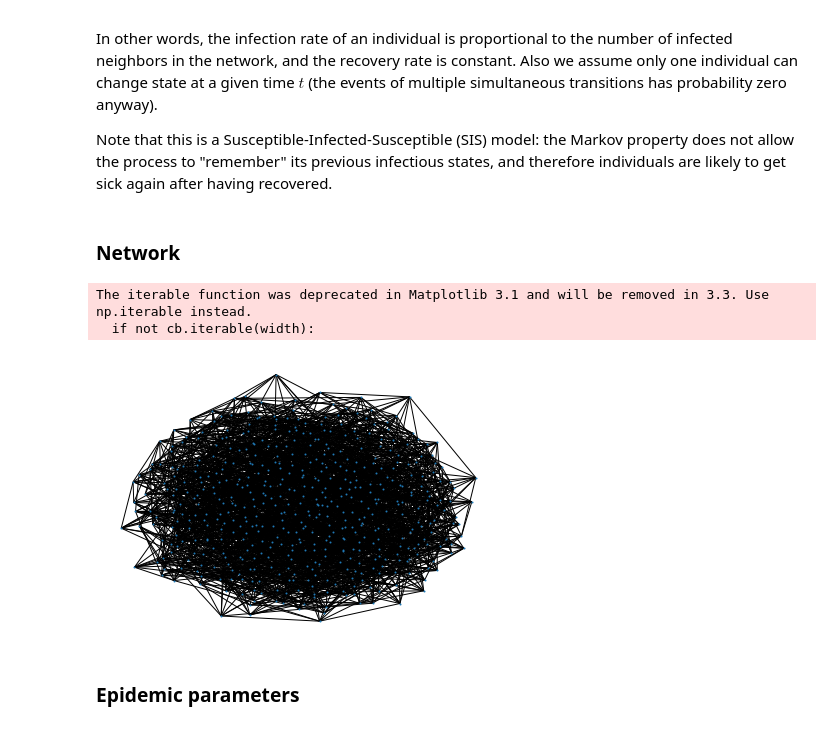
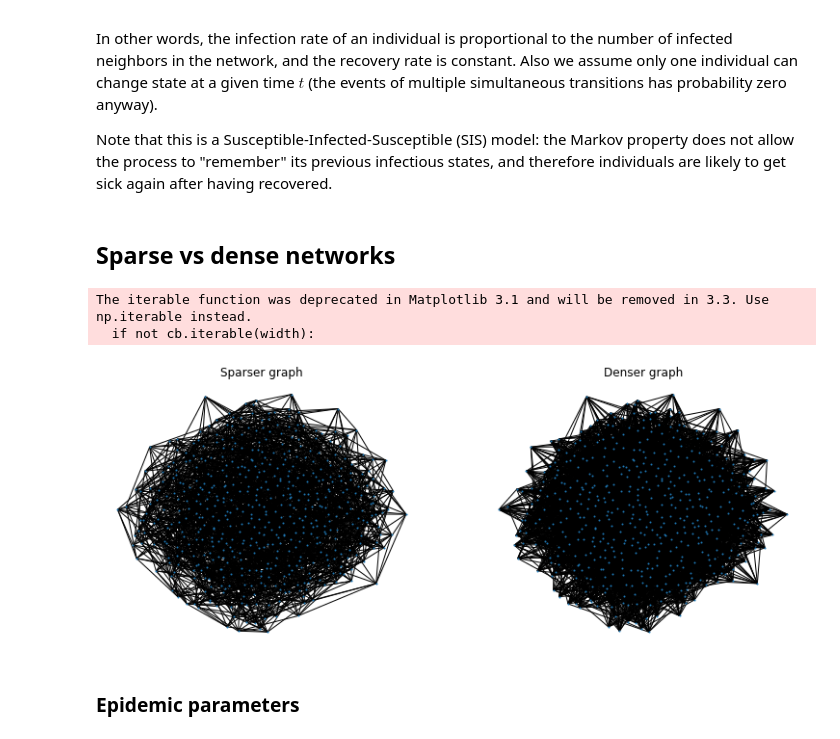
Before and after one commit to sauxpa/markov_epidemic, a Jupyter notebook: sis_epidemic.ipynb, the cells around one changed output. Saved outputs shown, nothing was run; the diff lists cells and outputs as text; code cells hidden in the pictures.

Commit message:
prettier plots

```diff
--- a/sis_epidemic.ipynb
+++ b/sis_epidemic.ipynb
@@ -27,28 +27,35 @@ $$
 In other words, the infection rate of an individual is proportional to the number of infected neighbors in the network, and the recovery rate is constant. Also we assume only one individual can change state at a given time $t$ (the events of multiple simultaneous transitions has probability zero anyway).
 
 Note that this is a Susceptible-Infected-Susceptible (SIS) model: the Markov property does not allow the process to "remember" its previous infectious states, and therefore individuals are likely to get sick again after having recovered.
-# %% [markdown]
-### Network
+# %% [markdown]
+## Sparse vs dense networks
 # %%
 N = 500
-G = nx.random_regular_graph(10, N)
-# G = nx.complete_graph(N)
-# G = nx.barabasi_albert_graph(N, 2)
+# G1 = nx.complete_graph(N)
+# G1 = nx.barabasi_albert_graph(N, 2)
+G1 = nx.random_regular_graph(9, N)
+G2 = nx.random_regular_graph(15, N)
 
 # save layout
-# pos = nx.shell_layout(G)
-pos = nx.spring_layout(G)
+pos = nx.spring_layout(G1)
 
-fig, ax = plt.subplots(figsize=(7, 5), nrows=1, ncols=1)
+fig, axes = plt.subplots(figsize=(13, 5), nrows=1, ncols=2)
 
-nx.draw_networkx(G, pos=pos, ax=ax, with_labels=False, node_size=1)
+ax = axes[0]
+nx.draw_networkx(G1, pos=pos, ax=ax, with_labels=False, node_size=1)
+ax.set_title('Sparser graph')
+ax.axis('off')
+
+ax = axes[1]
+nx.draw_networkx(G2, pos=pos, ax=ax, with_labels=False, node_size=1)
+ax.set_title('Denser graph')
 ax.axis('off')
 
 plt.show()
 # %% [output]
 The iterable function was deprecated in Matplotlib 3.1 and will be removed in 3.3. Use np.iterable instead.
   if not cb.iterable(width):
-[figure, old version]
+[figure, new version]
 # %% [markdown]
 ### Epidemic parameters
 # %%
```
Also changed, not shown: parts of 6 cells of this notebook, 1 other file.
